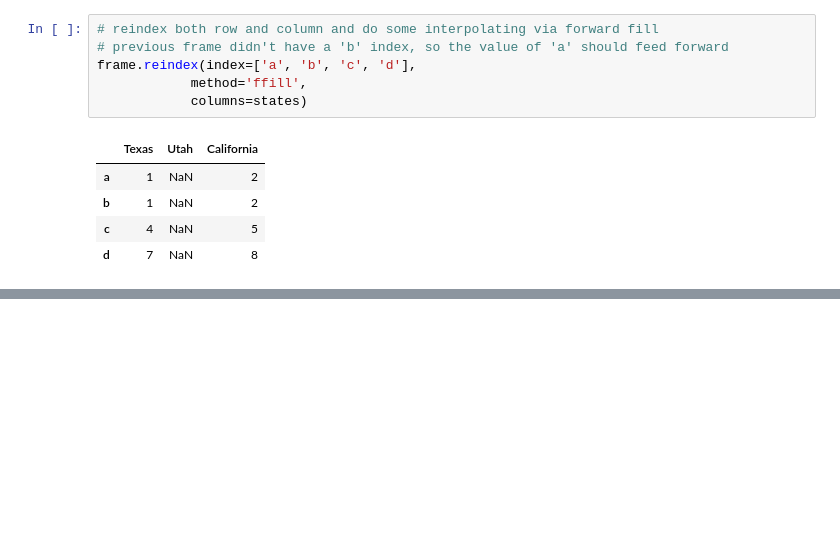
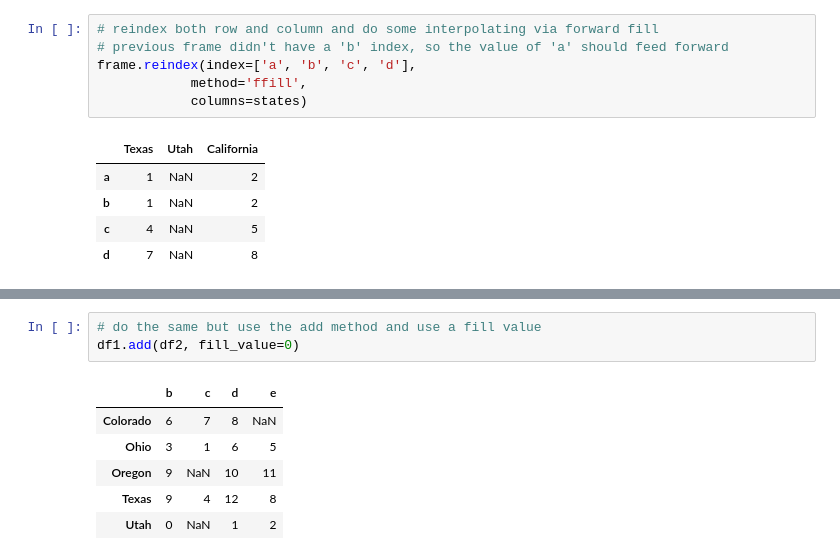
Before and after one commit to rerwin21/python_for_data_analysis, a Jupyter notebook: Chap_5.ipynb, the cells around one changed output, grey strips where cells are left out. Saved outputs shown, nothing was run; the diff lists cells and outputs as text; blank space fills up the shorter version.

```diff
--- a/Chap_5.ipynb
+++ b/Chap_5.ipynb
@@ -621,0 +1009,10 @@ frame.reindex(index=['a', 'b', 'c', 'd'],
+# %%
+# do the same but use the add method and use a fill value
+df1.add(df2, fill_value=0)
+# %% [output]
+|  | b | c | d | e |
+| Colorado | 6 | 7 | 8 | NaN |
+| Ohio | 3 | 1 | 6 | 5 |
+| Oregon | 9 | NaN | 10 | 11 |
+| Texas | 9 | 4 | 12 | 8 |
+| Utah | 0 | NaN | 1 | 2 |
```
Also changed, not shown: parts of 83 cells of this notebook.
